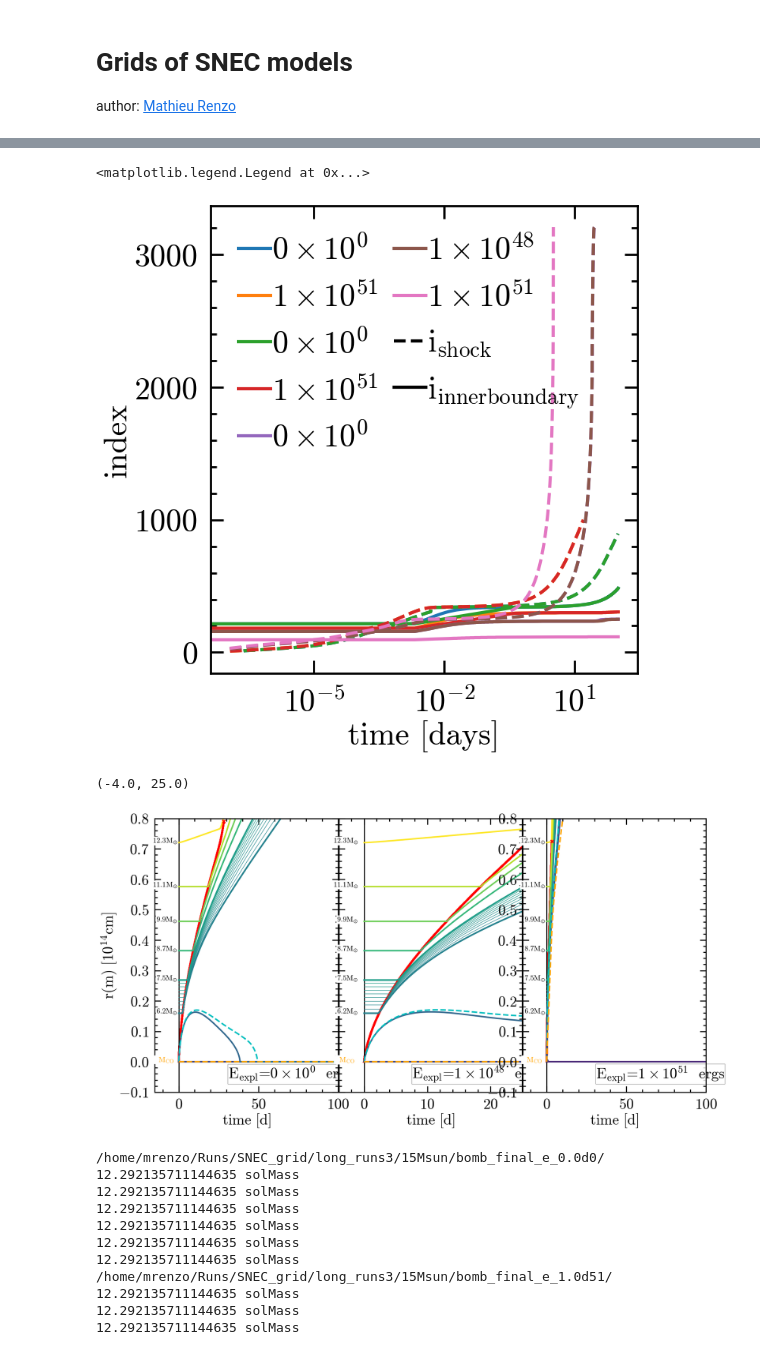
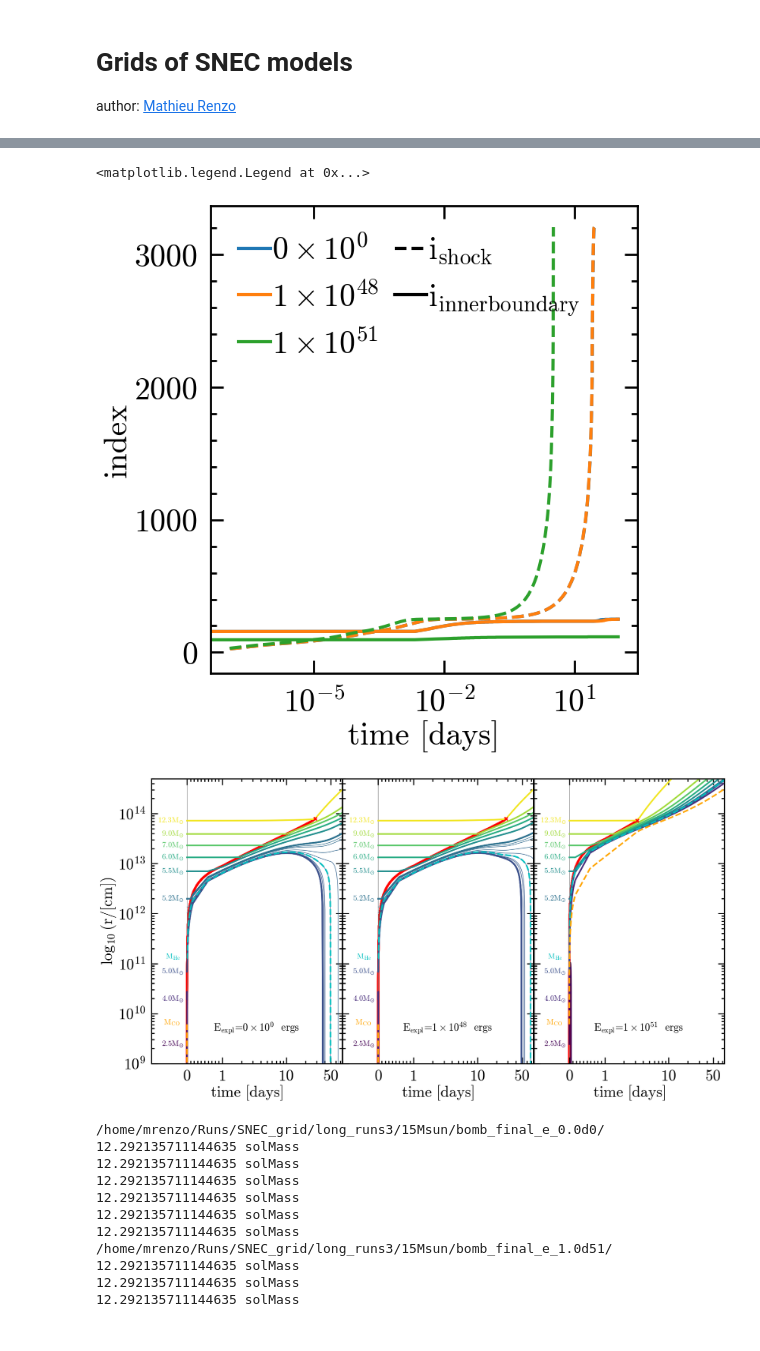
Before and after one commit to mathren/SNEC, a Jupyter notebook: scripts/SNEC_grids.ipynb, the cells around one changed output, grey strips where cells are left out. Cells and saved outputs as stored; diff of their text form; code cells hidden in the pictures.

Commit message:
plots

```diff
--- a/scripts/SNEC_grids.ipynb
+++ b/scripts/SNEC_grids.ipynb
@@ -23,5 +22,5 @@ The autoreload extension is already loaded. To reload it, use:
 # %%
-tmax = (24)*u.h
+tmax = (100)*u.h
 
 # define colormap -- to use time in hours as color value
 Ncolors = 100
@@ -30,17 +29,20 @@ norm = mpl.colors.Normalize(vmin=0,vmax=tmax.to(u.h).value)
 
 sm = plt.cm.ScalarMappable(cmap=colors, norm=norm)
 sm.set_array([])
+
+fig_folder = "/home/mrenzo/Runs/LMXRB/manuscript/figures/"
 # %%
 def get_energy_from_folder(folder):
     return float(folder.split("_e_")[-1].rstrip("/").replace("d", "e"))
 # %%
 root3 = "/home/mrenzo/Runs/SNEC_grid/long_runs3/15Msun/" # 15Msun_progenitor/ # s30VdJNL_0.33/"
 models3 = sorted(glob.glob(root3+"*.*/"), key=get_energy_from_folder)
-root2 = "/home/mrenzo/Runs/SNEC_grid/long_runs2/15Msun/" # 15Msun_progenitor/ # s40VdJNL_0.44/"
-models2 = sorted(glob.glob(root2+"*.*/"), key=get_energy_from_folder)
-root1 = "/home/mrenzo/Runs/SNEC_grid/long_runs/15Msun/" # 15Msun_progenitor/ # s40VdJNL_0.44/"
-models1 = sorted(glob.glob(root1+"*.*/"), key=get_energy_from_folder)
-models = models1+models2+models3
-print(models)
-print(len(models))
+# root2 = "/home/mrenzo/Runs/SNEC_grid/long_runs2/15Msun/" # 15Msun_progenitor/ # s40VdJNL_0.44/"
+# models2 = sorted(glob.glob(root2+"*.*/"), key=get_energy_from_folder)
+# root1 = "/home/mrenzo/Runs/SNEC_grid/long_runs/15Msun/" # 15Msun_progenitor/ # s40VdJNL_0.44/"
+# models1 = sorted(glob.glob(root1+"*.*/"), key=get_energy_from_folder)
+# models = models1+models2+models3
+# print(models)
+# print(len(models))
+models=models3
 BE = 0.64589366106874414e51 *u.erg # see Table 2 in Morozova et al. 2015
@@ -78,7 +77,7 @@ ax.set_ylabel(r"index")
 ax.legend(ncols=2, handlelength=1., columnspacing=0.5, handletextpad=0.05)
 # %% [output]
 <matplotlib.legend.Legend at 0x...>
-[figure, old version]
+[figure, new version]
 # %%
 # progenitor CO core mass
 mco_progenitor = 3.27*u.Msun
@@ -93,11 +92,11 @@ ax3 = fig.add_subplot(gs[:, 100:])
 axes = [ax1, ax2, ax3]
 
 
-masses = np.linspace(1.4, 12.3, 10)
-ii = 4
+masses = [2.5, 4, 5.0, 5.2, 5.5, 6, 7, 9, 12.3] # np.linspace(1.4, 12.3, 5)
+ii = 2
 minimasses = np.linspace(masses[ii], masses[ii+1], 10)
 allmasses = sorted(np.concatenate((masses, minimasses)))
-colors = plt.cm.viridis(np.linspace(0,1,len(masses)))
+colors = plt.cm.viridis(np.linspace(0,0.98,len(masses)))
 cmap = LinearSegmentedColormap.from_list("custom", [colors[ii], colors[ii+1]])
 colorsmini = cmap(np.linspace(0,1,len(minimasses)))
 
@@ -109,66 +108,74 @@ for k, mod in enumerate(models3):
         # purge negatives
         kk = (r<0)
         r[kk] = 0.0*u.cm
-        x, y = t.to(u.d).value, r.to(10**14 * u.cm).value
+        x, y = t.to(u.d).value, r.to( u.cm).value
         if ((m in minimasses) and (m not in masses)):
             lw = 1
             color = colorsmini[np.argmin(np.absolute(minimasses-m))]
         else:
-            ax.text(x[0]-1, y[0], f"{m:.1f}"+r"$M_{\odot}$", size=15,
+            color=colors[np.argmin(np.absolute(masses-m))]
+            ax.text(x[0]-0.1, y[0], f"{m:.1f}"+r"$M_{\odot}$", size=15, color=color, va="center",
                     ha="right" , bbox=dict(boxstyle="round,pad=0.02",
                                           facecolor="white", edgecolor="white", alpha=1.0))
-            color=colors[np.argmin(np.absolute(masses-m))]
             lw=3
         ax.plot(x, y, c=color, lw=lw)
         try:
             i_shock, t_shock, r_shock = get_shock_pos(mod)
-            ax.plot(t_shock.to(u.d), r_shock.to(10**14 * u.cm), c='r', lw=4, zorder=0)
-            ax.plot(t_shock.to(u.d)[-1], r_shock.to(10**14 * u.cm)[-1], c='r', zorder=10, marker='x')
+            ax.plot(t_shock.to(u.d), r_shock.to( u.cm), c='r', lw=4, zorder=0)
+            ax.plot(t_shock.to(u.d)[-1], r_shock.to( u.cm)[-1], c='r', zorder=10, marker='x')
         except:
             print(mod, "no shock?")
 
     # add He core mass
     t, r = get_radius_at_time_for_m(mod+'Data/mass.xg', mcoord=mhe_progenitor)
     # purge negatives
     kk = (r<0)
     r[kk] = 0.0*u.cm
-    x, y = t.to(u.d).value, r.to(10**14 * u.cm).value
+    x, y = t.to(u.d).value, r.to( u.cm).value
     ax.plot(x, y, c='c', lw=3, ls='--')
-    ax.text(x[0]-1, y[0], r"  $M_{\rm He}$  ", size=15, color='c',
+    ax.text(x[0]-0.1, y[0], r"  $M_{\rm He}$  ", size=15, color='c',
             ha="right" , bbox=dict(boxstyle="round,pad=0.02",
                                    facecolor="white", edgecolor="w", alpha=1.))
     # add CO core mass
     t, r = get_radius_at_time_for_m(mod+'Data/mass.xg', mcoord=mco_progenitor)
     # purge negatives
     kk = (r<0)
     r[kk] = 0.0*u.cm
-    x, y = t.to(u.d).value, r.to(10**14 * u.cm).value
+    x, y = t.to(u.d).value, r.to( u.cm).value
     ax.plot(x, y, c='orange', lw=3, ls='--')
-    ax.text(x[0]-1, y[0], r"  $M_{\rm CO}$  ", size=15, color='orange',
+    ax.text(x[0]-0.1, y[0], r"  $M_{\rm CO}$  ", size=15, color='orange',
             ha="right" , bbox=dict(boxstyle="round,pad=0.02",
                                    facecolor="white", edgecolor="white", alpha=1))
 
 
-    # ax.set_yscale('log')
-    ax.set_xlabel(r"$time\ [d]$")
-    ax.axvline(0, 0, 1, c='k', ls='-', lw=2, zorder=0)
+    ax.set_xlabel(r"$time\ [days]$")
+    ax.axvline(0, 0, 1, c='#808080', ls='-', lw=1, zorder=0)
 
-    ax.set_xlim(-15,100)  # 1e14cm scale
-    ax.set_ylim(-0.1, 0.8)  # 1e14cm scale
-    # ax.set_xscale('log')
-    ax.text(0.4, 0.05, r"$E_{\rm expl}$="+f"{sci_to_latex(get_energy_from_folder(mod))}  ergs",
-            size=30, transform=ax.transAxes,
-            bbox=dict(boxstyle="round,pad=0.02", facecolor="white", edgecolor="#808080", alpha=0.8),
+    ax.set_xscale('symlog', linscale=0.5, linthresh=1)
+    ax.set_xticks([0.1, 0.2, 0.3, 0.4, 0.5, 0.5, 0.6, 0.7, 0.8, 0.9, 2,3,4,5,6,7,8,9, 20, 30, 40, 60, 70], minor=True)
+    ax.set_xticks([0, 1, 10, 50])
+    ax.set_xticklabels([0, 1, 10, 50])
+    ax.set_xlim(x[0]-1,75)  # 1e14cm scale
+    # ax.set_ylim(-0.1, 0.8)  # 1e14cm scale
+    ax.set_ylim(1e9, 5e14)
+    ax.set_yscale('log')
+    ax.text(0.55, 0.1, r"$E_{\rm expl}$="+f"{sci_to_latex(get_energy_from_folder(mod))}  ergs",
+            size=20, transform=ax.transAxes, ha="center", va="bottom",
+            # bbox=dict(boxstyle="round,pad=0.02", facecolor="white", edgecolor="#808080", alpha=0.8),
             zorder=k)
+    # ax.set_title(r"$E_{\rm expl}$="+f"{sci_to_latex(get_energy_from_folder(mod))}  ergs", size=30)
     # ax.axvspan()
 
 
-ax1.set_ylabel(r"$r(m) \ [10^{14}\mathrm{cm}]$")
+# ax1.set_ylabel(r"$r(m) \ [10^{14}\mathrm{cm}]$")
+ax1.set_ylabel(r"$\log_{10}(r/\mathrm{[cm]})$")
 ax2.set_yticklabels([])
-ax2.set_xlim(-4, 25)  # 1e14cm scale
+ax3.set_yticklabels([])
+# ax2.set_xlim(-4, 25)  # 1e14cm scale
+
+plt.savefig(fig_folder+"bombs.pdf")
 # %% [output]
-(-4.0, 25.0)
-[figure, old version]
+[figure, new version]
 # %%
 fig = plt.figure()
 gs = gridspec.GridSpec(100, 110)
```
Also changed, not shown: parts of 2 cells of this notebook, 2 other files.
